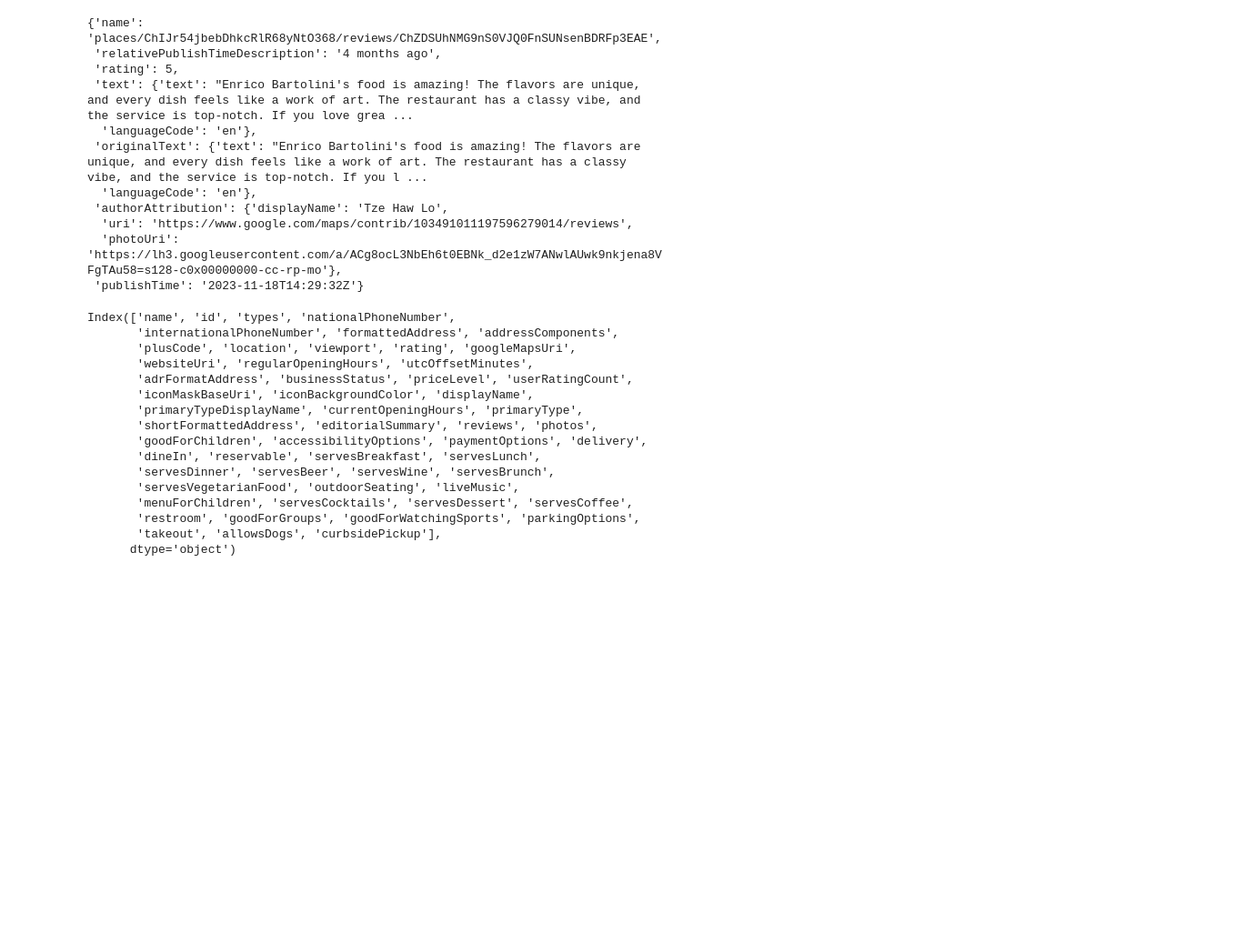
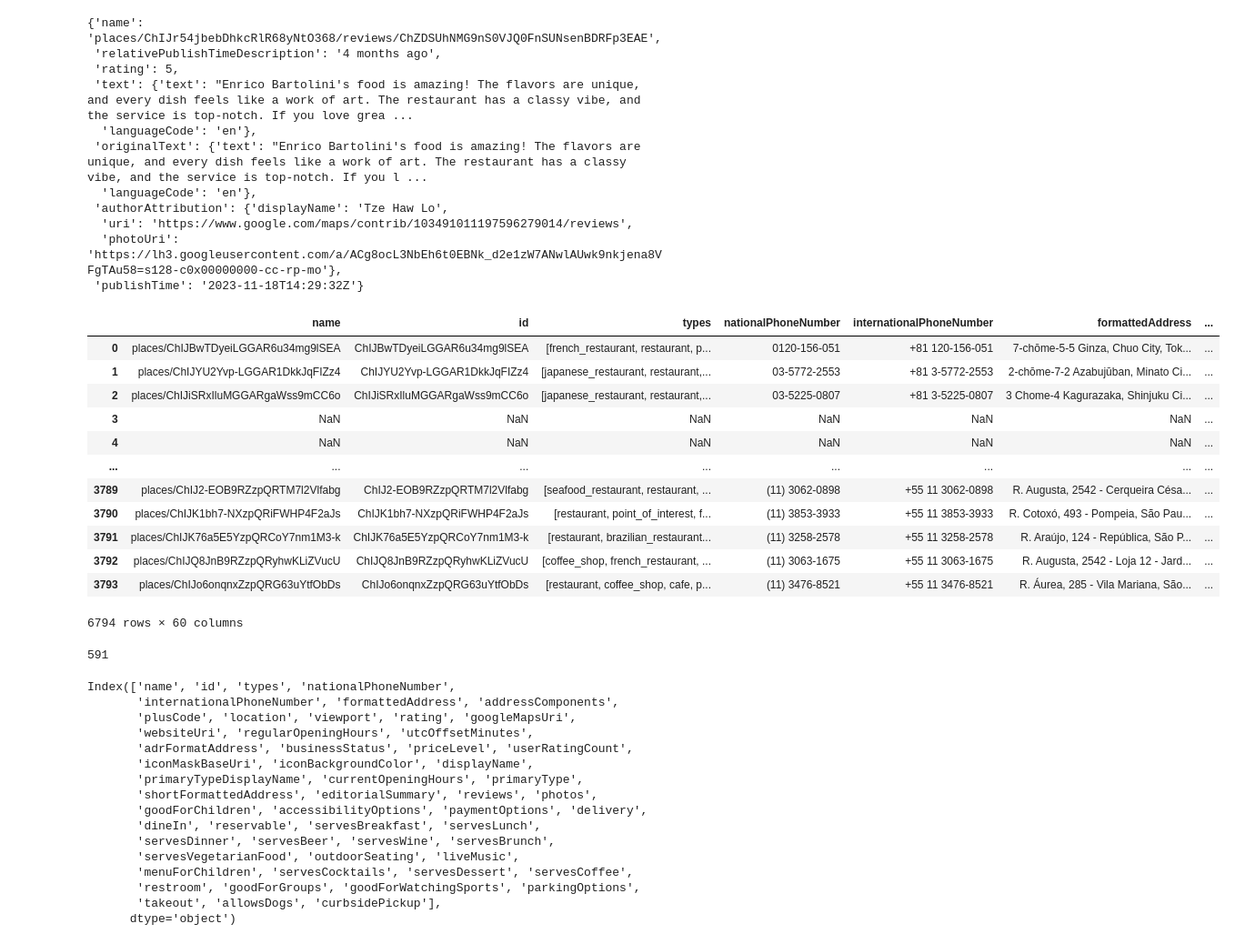
Before and after one commit to com-480-data-visualization/project-2024-datatouille, a Jupyter notebook: milestone1/dataset_with_api_demonstration.ipynb, the cells around one changed output. Shown at 91% size. Saved outputs shown, nothing was run; the diff lists cells and outputs as text; code cells hidden in the pictures; blank space fills up the shorter version.

```diff
--- a/milestone1/dataset_with_api_demonstration.ipynb
+++ b/milestone1/dataset_with_api_demonstration.ipynb
@@ -103,3 +116,25 @@ google_api_df.to_pickle("google_api_df.pkl")
+# %%
+google_api_df = pd.read_pickle("google_api_df.pkl")
+# %%
+google_api_df
+# %% [output]
+|  | name | id | types | nationalPhoneNumber | internationalPhoneNumber | formattedAddress | ... |
+| 0 | places/ChIJBwTDyeiLGGAR6u34mg9lSEA | ChIJBwTDyeiLGGAR6u34mg9lSEA | [french_restaurant, restaurant, p... | 0120-156-051 | +81 120-156-051 | 7-chōme-5-5 Ginza, Chuo City, Tok... | ... |
+| 1 | places/ChIJYU2Yvp-LGGAR1DkkJqFIZz4 | ChIJYU2Yvp-LGGAR1DkkJqFIZz4 | [japanese_restaurant, restaurant,... | 03-5772-2553 | +81 3-5772-2553 | 2-chōme-7-2 Azabujūban, Minato Ci... | ... |
+| 2 | places/ChIJiSRxIluMGGARgaWss9mCC6o | ChIJiSRxIluMGGARgaWss9mCC6o | [japanese_restaurant, restaurant,... | 03-5225-0807 | +81 3-5225-0807 | 3 Chome-4 Kagurazaka, Shinjuku Ci... | ... |
+| 3 | NaN | NaN | NaN | NaN | NaN | NaN | ... |
+| 4 | NaN | NaN | NaN | NaN | NaN | NaN | ... |
+| ... | ... | ... | ... | ... | ... | ... | ... |
+| 3789 | places/ChIJ2-EOB9RZzpQRTM7l2Vlfabg | ChIJ2-EOB9RZzpQRTM7l2Vlfabg | [seafood_restaurant, restaurant, ... | (11) 3062-0898 | +55 11 3062-0898 | R. Augusta, 2542 - Cerqueira Césa... | ... |
+| 3790 | places/ChIJK1bh7-NXzpQRiFWHP4F2aJs | ChIJK1bh7-NXzpQRiFWHP4F2aJs | [restaurant, point_of_interest, f... | (11) 3853-3933 | +55 11 3853-3933 | R. Cotoxó, 493 - Pompeia, São Pau... | ... |
+| 3791 | places/ChIJK76a5E5YzpQRCoY7nm1M3-k | ChIJK76a5E5YzpQRCoY7nm1M3-k | [restaurant, brazilian_restaurant... | (11) 3258-2578 | +55 11 3258-2578 | R. Araújo, 124 - República, São P... | ... |
+| 3792 | places/ChIJQ8JnB9RZzpQRyhwKLiZVucU | ChIJQ8JnB9RZzpQRyhwKLiZVucU | [coffee_shop, french_restaurant, ... | (11) 3063-1675 | +55 11 3063-1675 | R. Augusta, 2542 - Loja 12 - Jard... | ... |
+| 3793 | places/ChIJo6onqnxZzpQRG63uYtfObDs | ChIJo6onqnxZzpQRG63uYtfObDs | [restaurant, coffee_shop, cafe, p... | (11) 3476-8521 | +55 11 3476-8521 | R. Áurea, 285 - Vila Mariana, São... | ... |
+6794 rows × 60 columns
+# %%
+google_api_df["name"].isnull().sum()
+# %% [output]
+591
 # %%
 # Load the data
 google_api_df = pd.read_pickle("google_api_df.pkl")
```
Also changed, not shown: parts of 4 cells of this notebook, 5 other files.
